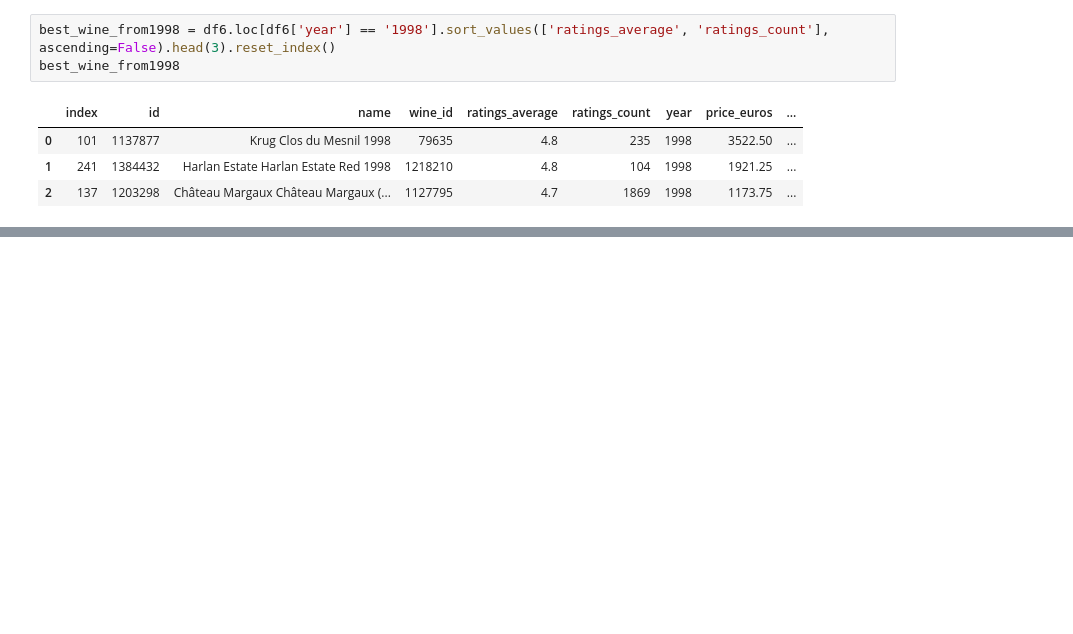
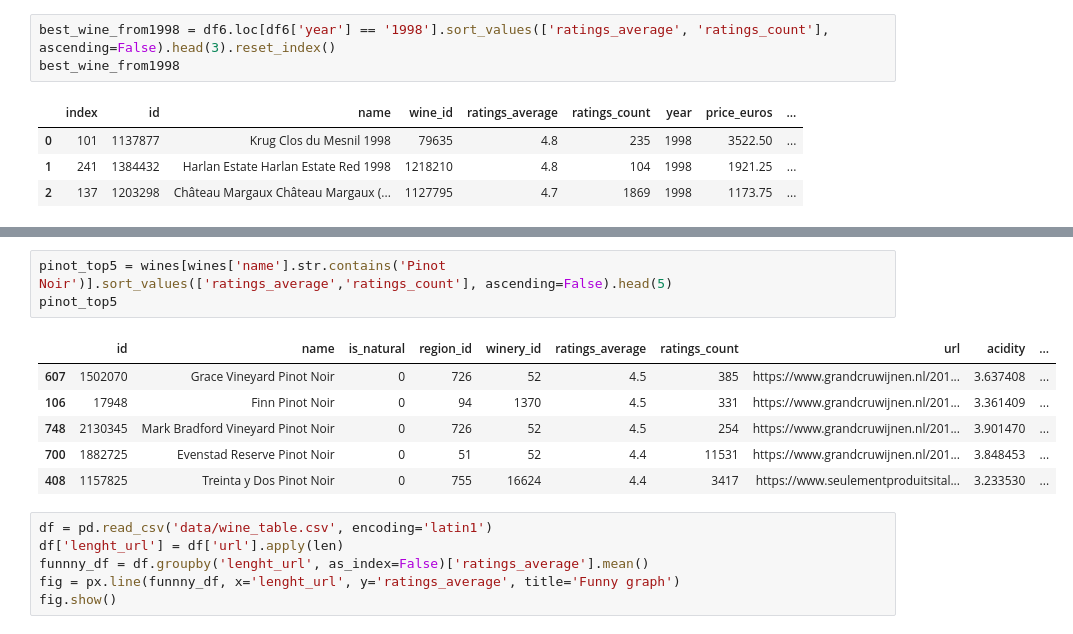
Before and after one commit to Damien0101/vivino_project, a Jupyter notebook: sql_test.ipynb, the cells around one changed output, grey strips where cells are left out. Saved outputs shown, nothing was run; the diff lists cells and outputs as text; blank space fills up the shorter version.

```diff
--- a/sql_test.ipynb
+++ b/sql_test.ipynb
@@ -117,0 +159,16 @@ best_wine_from1998
+# %%
+pinot_top5 = wines[wines['name'].str.contains('Pinot Noir')].sort_values(['ratings_average','ratings_count'], ascending=False).head(5)
+pinot_top5
+# %% [output]
+|  | id | name | is_natural | region_id | winery_id | ratings_average | ratings_count | url | acidity | ... |
+| 607 | 1502070 | Grace Vineyard Pinot Noir | 0 | 726 | 52 | 4.5 | 385 | https://www.grandcruwijnen.nl/201... | 3.637408 | ... |
+| 106 | 17948 | Finn Pinot Noir | 0 | 94 | 1370 | 4.5 | 331 | https://www.grandcruwijnen.nl/201... | 3.361409 | ... |
+| 748 | 2130345 | Mark Bradford Vineyard Pinot Noir | 0 | 726 | 52 | 4.5 | 254 | https://www.grandcruwijnen.nl/201... | 3.901470 | ... |
+| 700 | 1882725 | Evenstad Reserve Pinot Noir | 0 | 51 | 52 | 4.4 | 11531 | https://www.grandcruwijnen.nl/201... | 3.848453 | ... |
+| 408 | 1157825 | Treinta y Dos Pinot Noir | 0 | 755 | 16624 | 4.4 | 3417 | https://www.seulementproduitsital... | 3.233530 | ... |
+# %%
+df = pd.read_csv('data/wine_table.csv', encoding='latin1')
+df['lenght_url'] = df['url'].apply(len)
+funnny_df = df.groupby('lenght_url', as_index=False)['ratings_average'].mean()
+fig = px.line(funnny_df, x='lenght_url', y='ratings_average', title='Funny graph')
+fig.show()
```
Also changed, not shown: parts of 7 cells of this notebook, 7 other files.
